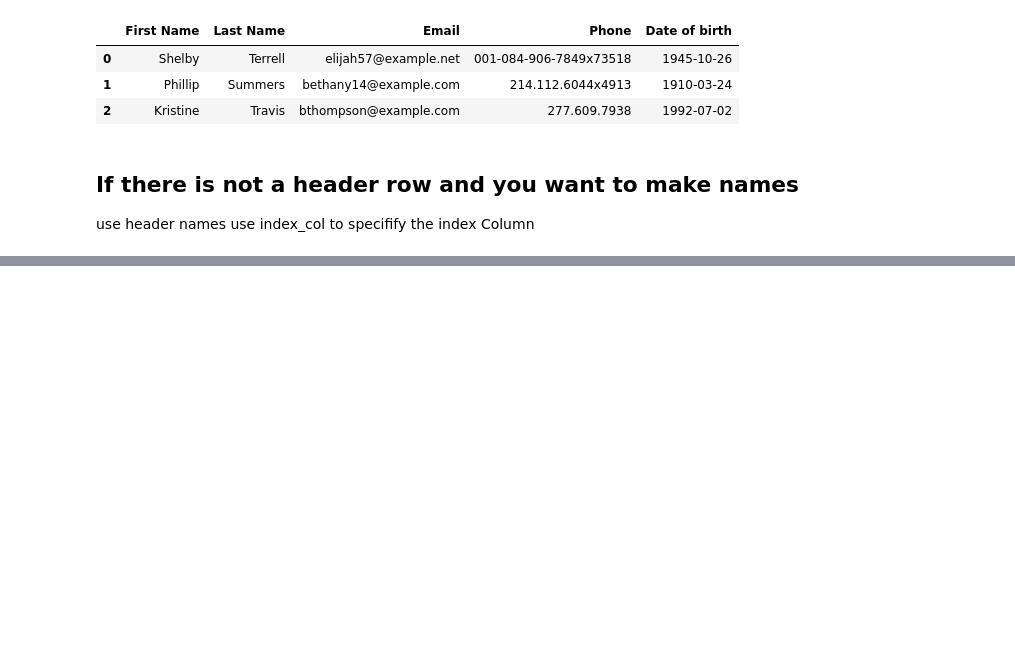
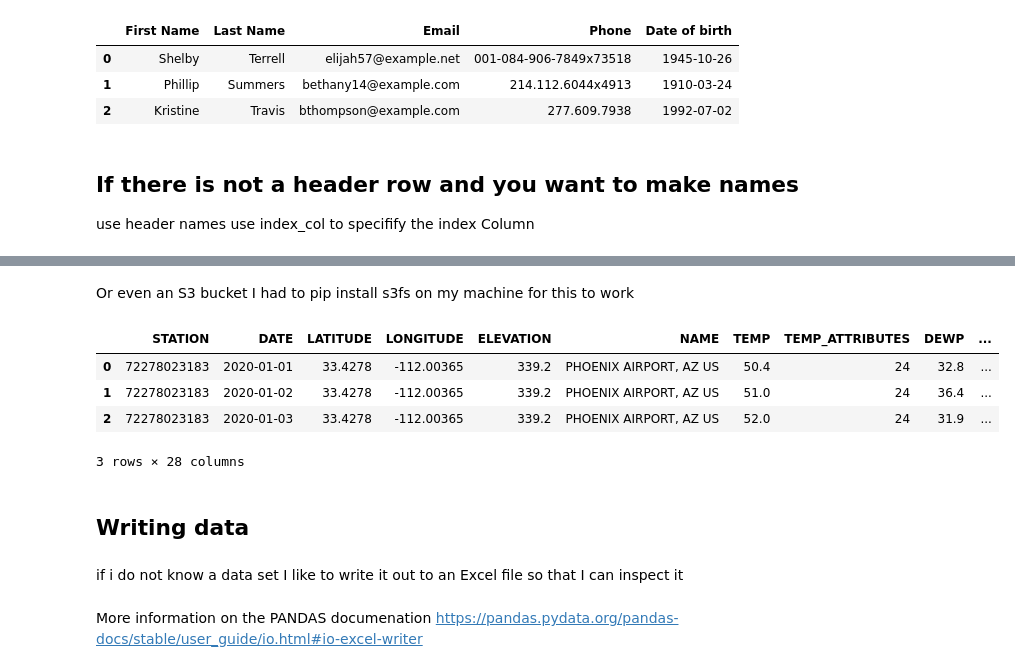
Before and after one commit to LDonn32/PDFA, a Jupyter notebook: My-Work/topic03/Pandas01 reading-CSV files.ipynb, the cells around one changed output, grey strips where cells are left out. Cells and saved outputs as stored; diff of their text form; code cells hidden in the pictures; blank space fills up the shorter version.

```diff
--- a/My-Work/topic03/Pandas01 reading-CSV files.ipynb
+++ b/My-Work/topic03/Pandas01 reading-CSV files.ipynb
@@ -130,0 +166,19 @@ FileNotFoundError: [Errno 2] No such file or directory: '../data/people-100-no-h
+# %% [markdown]
+Or even an S3 bucket I had to pip install s3fs on my machine for this to work
+# %%
+# It can take a while to find a file you want
+# this file contains weather info for phoenix in 2020
+remote_file = "s3://noaa-gsod-pds/2020/72278023183.csv"
+
+df = pd.read_csv( remote_file, storage_options={"anon": True})
+df.head(3)
+# %% [output]
+|  | STATION | DATE | LATITUDE | LONGITUDE | ELEVATION | NAME | TEMP | TEMP_ATTRIBUTES | DEWP | ... |
+| 0 | 72278023183 | 2020-01-01 | 33.4278 | -112.00365 | 339.2 | PHOENIX AIRPORT, AZ US | 50.4 | 24 | 32.8 | ... |
+| 1 | 72278023183 | 2020-01-02 | 33.4278 | -112.00365 | 339.2 | PHOENIX AIRPORT, AZ US | 51.0 | 24 | 36.4 | ... |
+| 2 | 72278023183 | 2020-01-03 | 33.4278 | -112.00365 | 339.2 | PHOENIX AIRPORT, AZ US | 52.0 | 24 | 31.9 | ... |
+3 rows × 28 columns
+# %% [markdown]
+## Writing data
+# %% [markdown]
+if i do not know a data set I like to write it out to an Excel file so that I can inspect it
@@ -130,0 +188,2 @@ FileNotFoundError: [Errno 2] No such file or directory: '../data/people-100-no-h
+# %% [markdown]
+More information on the PANDAS documenation https://pandas.pydata.org/pandas-docs/stable/user_guide/io.html#io-excel-writer
```
Also changed, not shown: parts of 8 cells of this notebook, 1 other file.
